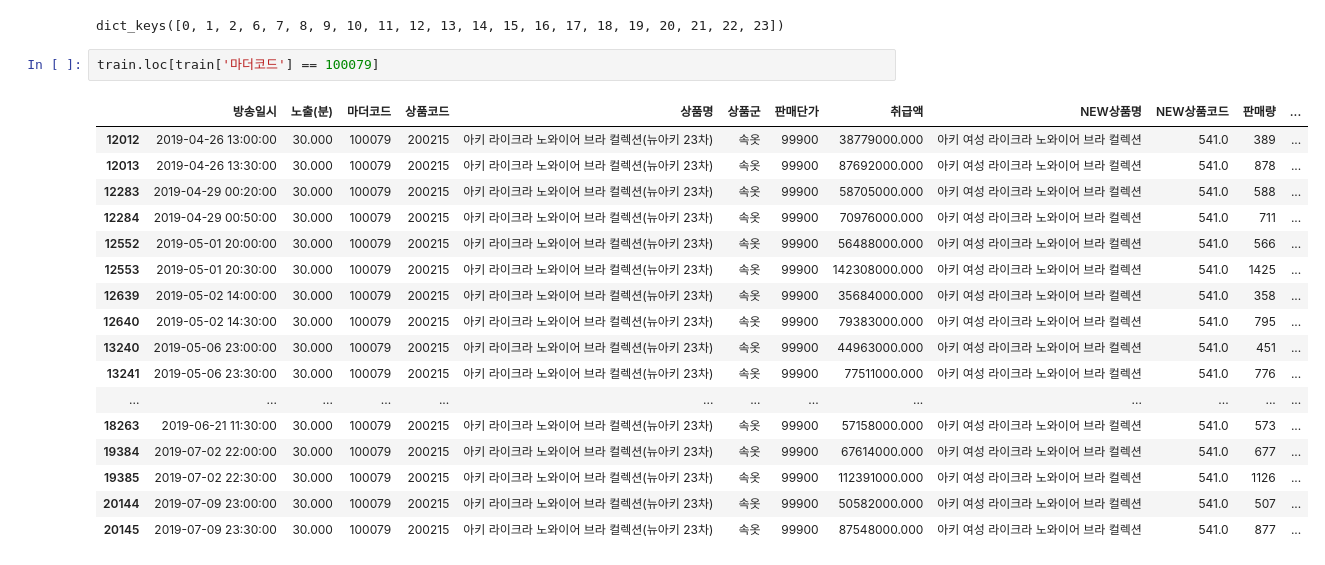
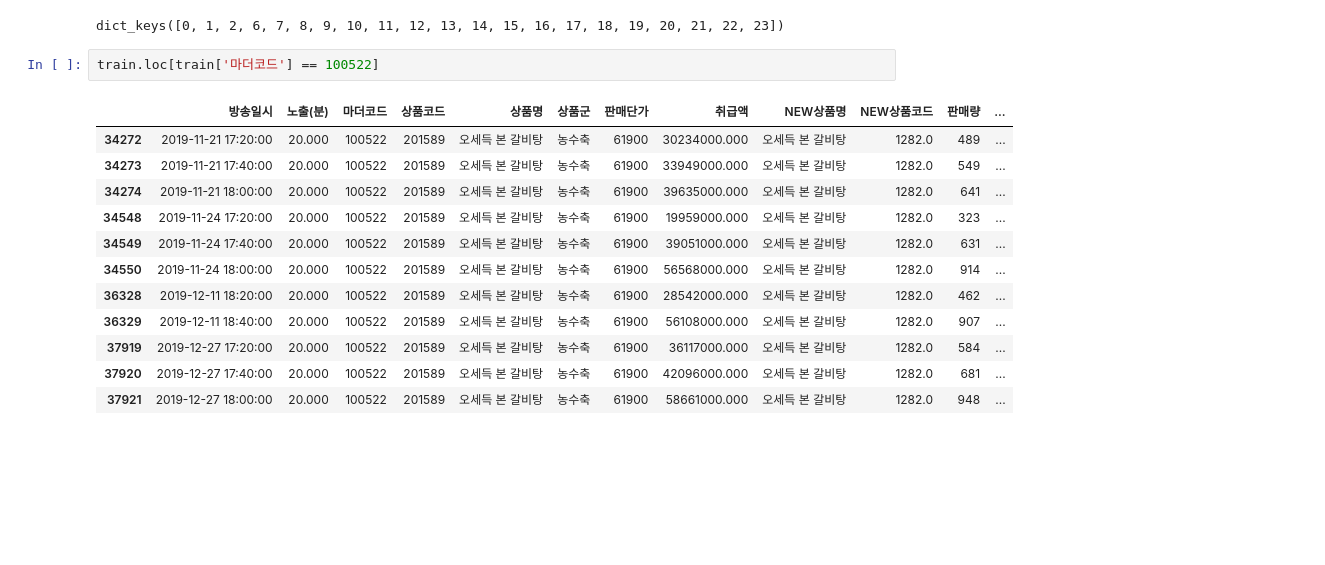
Before and after one commit to cryingjin/Shopping_GG, a Jupyter notebook: 3. Modeling/0922_prep4SASRec_JS.ipynb, the cells around one changed output. Saved outputs shown, nothing was run; the diff lists cells and outputs as text; blank space fills up the shorter version.

```diff
--- a/3. Modeling/0922_prep4SASRec_JS.ipynb
+++ b/3. Modeling/0922_prep4SASRec_JS.ipynb
@@ -377,22 +377,17 @@ dic.keys()
 # %% [output]
 dict_keys([0, 1, 2, 6, 7, 8, 9, 10, 11, 12, 13, 14, 15, 16, 17, 18, 19, 20, 21, 22, 23])
 # %%
-train.loc[train['마더코드'] == 100079]
+train.loc[train['마더코드'] == 100522]
 # %% [output]
 |  | 방송일시 | 노출(분) | 마더코드 | 상품코드 | 상품명 | 상품군 | 판매단가 | 취급액 | NEW상품명 | NEW상품코드 | 판매량 | ... |
-| 12012 | 2019-04-26 13:00:00 | 30.000 | 100079 | 200215 | 아키 라이크라 노와이어 브라 컬렉션(뉴아키 23차) | 속옷 | 99900 | 38779000.000 | 아키 여성 라이크라 노와이어 브라 컬렉션 | 541.0 | 389 | ... |
-| 12013 | 2019-04-26 13:30:00 | 30.000 | 100079 | 200215 | 아키 라이크라 노와이어 브라 컬렉션(뉴아키 23차) | 속옷 | 99900 | 87692000.000 | 아키 여성 라이크라 노와이어 브라 컬렉션 | 541.0 | 878 | ... |
-| 12283 | 2019-04-29 00:20:00 | 30.000 | 100079 | 200215 | 아키 라이크라 노와이어 브라 컬렉션(뉴아키 23차) | 속옷 | 99900 | 58705000.000 | 아키 여성 라이크라 노와이어 브라 컬렉션 | 541.0 | 588 | ... |
-| 12284 | 2019-04-29 00:50:00 | 30.000 | 100079 | 200215 | 아키 라이크라 노와이어 브라 컬렉션(뉴아키 23차) | 속옷 | 99900 | 70976000.000 | 아키 여성 라이크라 노와이어 브라 컬렉션 | 541.0 | 711 | ... |
-| 12552 | 2019-05-01 20:00:00 | 30.000 | 100079 | 200215 | 아키 라이크라 노와이어 브라 컬렉션(뉴아키 23차) | 속옷 | 99900 | 56488000.000 | 아키 여성 라이크라 노와이어 브라 컬렉션 | 541.0 | 566 | ... |
-| 12553 | 2019-05-01 20:30:00 | 30.000 | 100079 | 200215 | 아키 라이크라 노와이어 브라 컬렉션(뉴아키 23차) | 속옷 | 99900 | 142308000.000 | 아키 여성 라이크라 노와이어 브라 컬렉션 | 541.0 | 1425 | ... |
-| 12639 | 2019-05-02 14:00:00 | 30.000 | 100079 | 200215 | 아키 라이크라 노와이어 브라 컬렉션(뉴아키 23차) | 속옷 | 99900 | 35684000.000 | 아키 여성 라이크라 노와이어 브라 컬렉션 | 541.0 | 358 | ... |
-| 12640 | 2019-05-02 14:30:00 | 30.000 | 100079 | 200215 | 아키 라이크라 노와이어 브라 컬렉션(뉴아키 23차) | 속옷 | 99900 | 79383000.000 | 아키 여성 라이크라 노와이어 브라 컬렉션 | 541.0 | 795 | ... |
-| 13240 | 2019-05-06 23:00:00 | 30.000 | 100079 | 200215 | 아키 라이크라 노와이어 브라 컬렉션(뉴아키 23차) | 속옷 | 99900 | 44963000.000 | 아키 여성 라이크라 노와이어 브라 컬렉션 | 541.0 | 451 | ... |
-| 13241 | 2019-05-06 23:30:00 | 30.000 | 100079 | 200215 | 아키 라이크라 노와이어 브라 컬렉션(뉴아키 23차) | 속옷 | 99900 | 77511000.000 | 아키 여성 라이크라 노와이어 브라 컬렉션 | 541.0 | 776 | ... |
-| ... | ... | ... | ... | ... | ... | ... | ... | ... | ... | ... | ... | ... |
-| 18263 | 2019-06-21 11:30:00 | 30.000 | 100079 | 200215 | 아키 라이크라 노와이어 브라 컬렉션(뉴아키 23차) | 속옷 | 99900 | 57158000.000 | 아키 여성 라이크라 노와이어 브라 컬렉션 | 541.0 | 573 | ... |
-| 19384 | 2019-07-02 22:00:00 | 30.000 | 100079 | 200215 | 아키 라이크라 노와이어 브라 컬렉션(뉴아키 23차) | 속옷 | 99900 | 67614000.000 | 아키 여성 라이크라 노와이어 브라 컬렉션 | 541.0 | 677 | ... |
-| 19385 | 2019-07-02 22:30:00 | 30.000 | 100079 | 200215 | 아키 라이크라 노와이어 브라 컬렉션(뉴아키 23차) | 속옷 | 99900 | 112391000.000 | 아키 여성 라이크라 노와이어 브라 컬렉션 | 541.0 | 1126 | ... |
-| 20144 | 2019-07-09 23:00:00 | 30.000 | 100079 | 200215 | 아키 라이크라 노와이어 브라 컬렉션(뉴아키 23차) | 속옷 | 99900 | 50582000.000 | 아키 여성 라이크라 노와이어 브라 컬렉션 | 541.0 | 507 | ... |
-| 20145 | 2019-07-09 23:30:00 | 30.000 | 100079 | 200215 | 아키 라이크라 노와이어 브라 컬렉션(뉴아키 23차) | 속옷 | 99900 | 87548000.000 | 아키 여성 라이크라 노와이어 브라 컬렉션 | 541.0 | 877 | ... |
+| 34272 | 2019-11-21 17:20:00 | 20.000 | 100522 | 201589 | 오세득 본 갈비탕 | 농수축 | 61900 | 30234000.000 | 오세득 본 갈비탕 | 1282.0 | 489 | ... |
+| 34273 | 2019-11-21 17:40:00 | 20.000 | 100522 | 201589 | 오세득 본 갈비탕 | 농수축 | 61900 | 33949000.000 | 오세득 본 갈비탕 | 1282.0 | 549 | ... |
+| 34274 | 2019-11-21 18:00:00 | 20.000 | 100522 | 201589 | 오세득 본 갈비탕 | 농수축 | 61900 | 39635000.000 | 오세득 본 갈비탕 | 1282.0 | 641 | ... |
+| 34548 | 2019-11-24 17:20:00 | 20.000 | 100522 | 201589 | 오세득 본 갈비탕 | 농수축 | 61900 | 19959000.000 | 오세득 본 갈비탕 | 1282.0 | 323 | ... |
+| 34549 | 2019-11-24 17:40:00 | 20.000 | 100522 | 201589 | 오세득 본 갈비탕 | 농수축 | 61900 | 39051000.000 | 오세득 본 갈비탕 | 1282.0 | 631 | ... |
+| 34550 | 2019-11-24 18:00:00 | 20.000 | 100522 | 201589 | 오세득 본 갈비탕 | 농수축 | 61900 | 56568000.000 | 오세득 본 갈비탕 | 1282.0 | 914 | ... |
+| 36328 | 2019-12-11 18:20:00 | 20.000 | 100522 | 201589 | 오세득 본 갈비탕 | 농수축 | 61900 | 28542000.000 | 오세득 본 갈비탕 | 1282.0 | 462 | ... |
+| 36329 | 2019-12-11 18:40:00 | 20.000 | 100522 | 201589 | 오세득 본 갈비탕 | 농수축 | 61900 | 56108000.000 | 오세득 본 갈비탕 | 1282.0 | 907 | ... |
+| 37919 | 2019-12-27 17:20:00 | 20.000 | 100522 | 201589 | 오세득 본 갈비탕 | 농수축 | 61900 | 36117000.000 | 오세득 본 갈비탕 | 1282.0 | 584 | ... |
+| 37920 | 2019-12-27 17:40:00 | 20.000 | 100522 | 201589 | 오세득 본 갈비탕 | 농수축 | 61900 | 42096000.000 | 오세득 본 갈비탕 | 1282.0 | 681 | ... |
+| 37921 | 2019-12-27 18:00:00 | 20.000 | 100522 | 201589 | 오세득 본 갈비탕 | 농수축 | 61900 | 58661000.000 | 오세득 본 갈비탕 | 1282.0 | 948 | ... |
```
